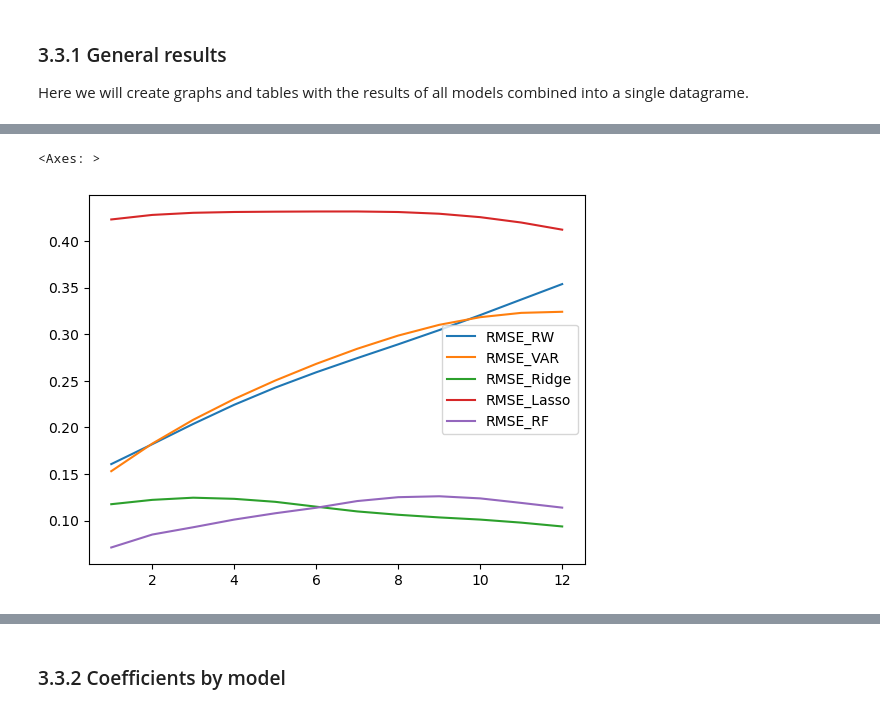
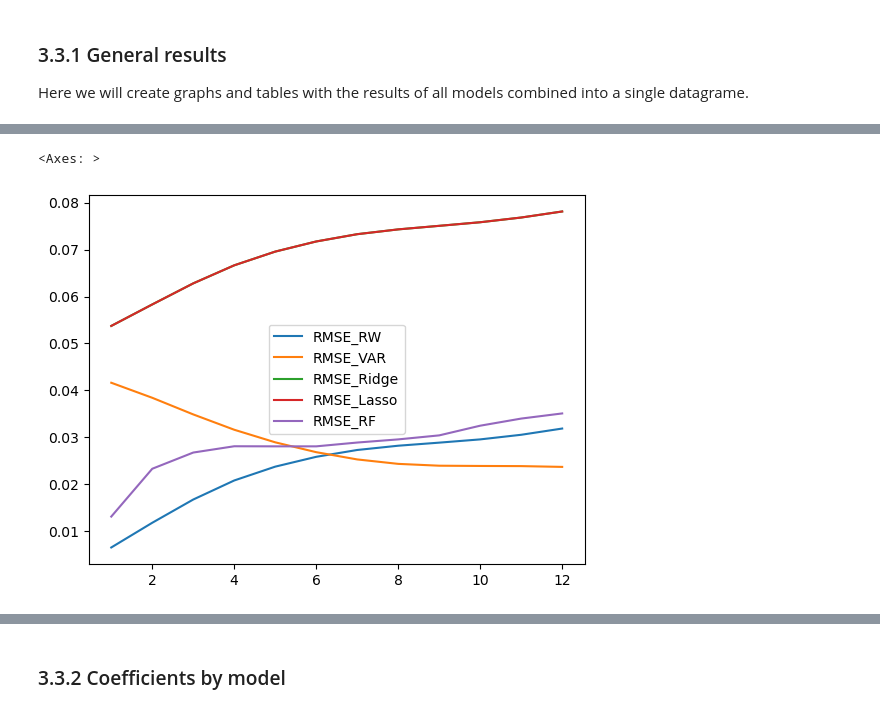
Before and after one commit to estcab00/inflation-prediction, a Jupyter notebook: code/headline_inflation/2019 - new variables/3_Regression_H19_Robustness.ipynb, the cells around one changed output, grey strips where cells are left out. Cells and saved outputs as stored; diff of their text form; code cells hidden in the pictures.

```diff
--- a/code/headline_inflation/2019 - new variables/3_Regression_H19_Robustness.ipynb
+++ b/code/headline_inflation/2019 - new variables/3_Regression_H19_Robustness.ipynb
@@ -151,6 +151,6 @@ results
 # %%
 # We get our metrics using our function
-RMSE_rw, MAPE_rw = get_metrics(results, 'RW')
+RMSE_rw, MAPE_rw = get_metrics(results_rw, 'RW')
 metrics_rw = pd.concat([RMSE_rw, MAPE_rw], axis = 1)
 metrics_rw
 # %% [output]
@@ -225,8 +225,8 @@ metrics_rw
 # %%
 # We define our target variable, as well as our train and test set
 target = 'CPI'
-train_set = df[df.index < '2022-01-01']
-test_set  = df[df.index >= '2022-01-01']
+train_set = df[df.index < '2019-01-01']
+test_set  = df[df.index >= '2019-01-01']
 # %%
 # We model our VAR including up to two lags
 model_var = VAR(df)
@@ -387,8 +397,8 @@ target = "CPI"
 Y = pd.DataFrame(df_lags[target])
 X = df_lags.drop(columns=[target])
 
-train_set = df_lags[df_lags.index < '2022-01-01']
-test_set  = df_lags[df_lags.index >= '2022-01-01']
+train_set = df_lags[df_lags.index < '2019-01-01']
+test_set  = df_lags[df_lags.index >= '2019-01-01']
 
 y_train = train_set[target]
 y_test  = test_set[target]
@@ -396,13 +406,22 @@ X_train = train_set.loc[:, train_set.columns != target]
 X_test  = test_set.loc[:, test_set.columns != target]
 
 # We define the model
+from sklearn.preprocessing import StandardScaler
+from sklearn.pipeline import Pipeline
 import sklearn.linear_model as skl
-lasso = skl.ElasticNet( l1_ratio=0.5, random_state = 2024 )
-model = lasso
+scaler = StandardScaler()
 
-# We define out lambdas and implement our gridparams
-lambdas    = np.linspace(0.01, 1, 1000)
-grid_params = {'alpha': lambdas}
+# Define model
+model = Pipeline([
+    ('scaler', scaler),
+    ('regressor', ElasticNet(random_state=2024, l1_ratio=1))
+])
+
+# Define grid search
+grid_params = {
+    'regressor__alpha': np.linspace(0.001, 1, 1000)
+}
+
 
 # We implement the gridsearch
 grid_search = GridSearchCV( model, grid_params, cv = tscv, scoring = 'neg_mean_squared_error')
@@ -411,5 +430,8 @@ pd.DataFrame( grid_search.cv_results_ )
 
 best_model  = grid_search.best_estimator_
 best_params = grid_search.best_params_
+
+lasso_model = best_model
+lasso_params = best_params
 # %%
 pred_vars = X_train.columns.to_list()
@@ -453,8 +475,8 @@ target = "CPI"
 Y = pd.DataFrame(df_lags[target])
 X = df_lags.drop(columns=[target])
 
-train_set = df_lags[df_lags.index < '2022-01-01']
-test_set  = df_lags[df_lags.index >= '2022-01-01']
+train_set = df_lags[df_lags.index < '2019-01-01']
+test_set  = df_lags[df_lags.index >= '2019-01-01']
 
 y_train = train_set[target]
 y_test  = test_set[target]
@@ -480,7 +502,7 @@ model = random_forest
 
 param_grid = {
     'n_estimators': [100, 200, 300],
-    'max_features': ['auto', 'sqrt'],
+    'max_features': ['auto', 'sqrt', 'Log2'],
     'max_depth': [10, 20, 30],
     'min_samples_split': [2, 5],
     'min_samples_leaf': [1, 2]
@@ -865,8 +903,10 @@ MAPE_2022 = pd.concat([MAPE_rw, MAPE_var, MAPE_ridge, MAPE_lasso, MAPE_rf], axis
 # %%
-RMSE_2022.plot()
+colors = {'RMSE_RW': 'tab:orange', 'RMSE_VAR': 'tab:blue', 'RMSE_Ridge': 'tab:green', 'RMSE_Lasso': 'tab:red', 'RMSE_RF': 'tab:purple'}
+
+RMSE_2022.plot(label=colors)
 # %% [output]
 <Axes: >
-[figure, old version]
+[figure, new version]
 # %%
 RMSE_2022_results = RMSE_2022.div(RMSE_rw['RMSE_RW'], axis=0)
 RMSE_2022_results = RMSE_2022_results.drop(columns=['RMSE_RW'])
```
Also changed, not shown: parts of 30 cells of this notebook, 39 other files.
